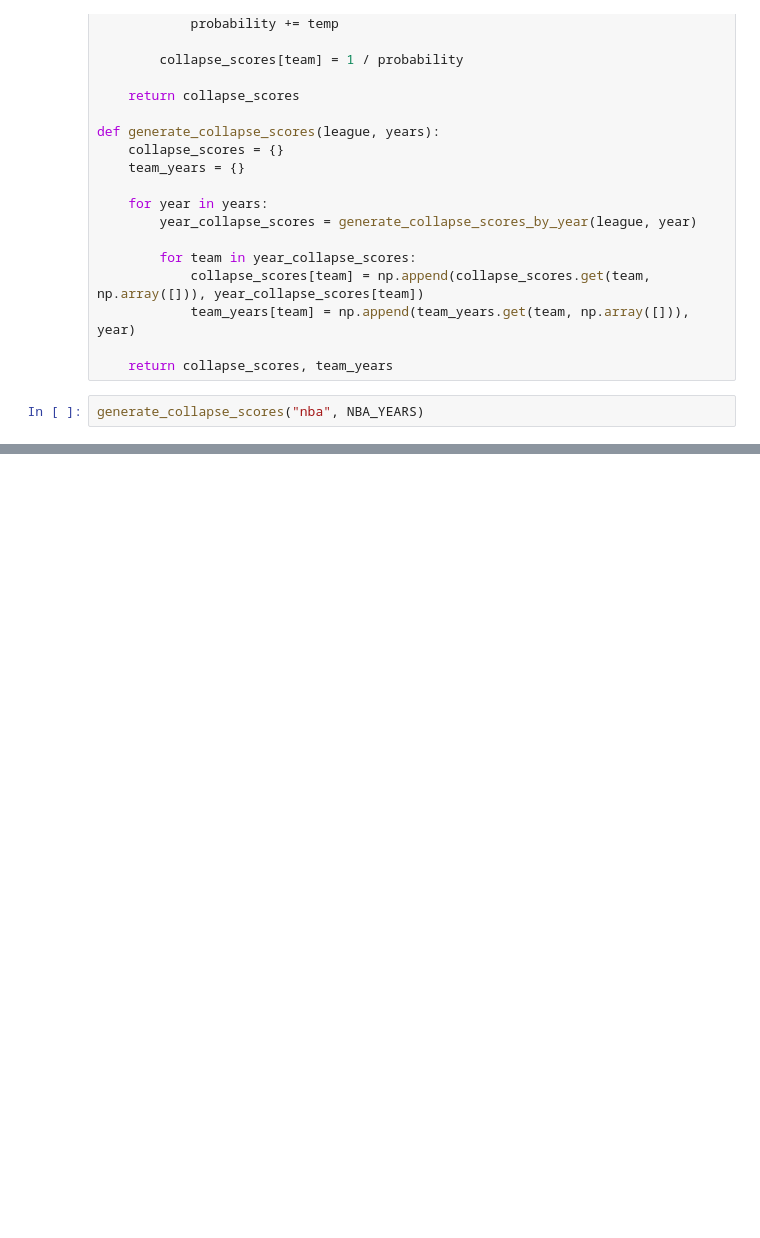
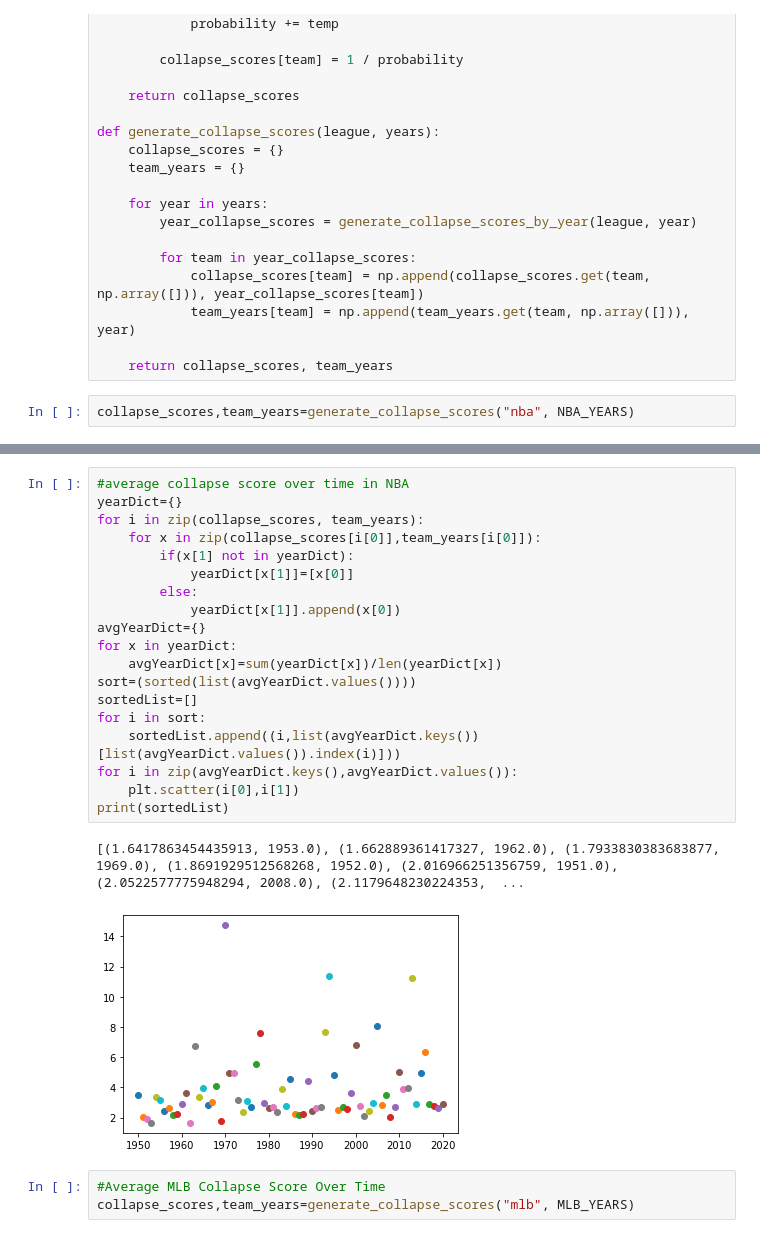
Before and after one commit to arpanlaha/math199-project-2, a Jupyter notebook: collapses.ipynb, the cells around one changed output, grey strips where cells are left out. Drawn from its saved outputs; the diff is of its cells as text; blank space fills up the shorter version.

Commit message:
added analysis for average collapse score over time

```diff
--- a/collapses.ipynb
+++ b/collapses.ipynb
@@ -66,4 +67,4 @@ def generate_collapse_scores(league, years):
 
     return collapse_scores, team_years
 # %%
-generate_collapse_scores("nba", NBA_YEARS)
+collapse_scores,team_years=generate_collapse_scores("nba", NBA_YEARS)
@@ -87,0 +91,25 @@ generate_collapse_scores("nba", NBA_YEARS)
+# %%
+#average collapse score over time in NBA
+yearDict={}
+for i in zip(collapse_scores, team_years):
+    for x in zip(collapse_scores[i[0]],team_years[i[0]]):
+        if(x[1] not in yearDict):
+            yearDict[x[1]]=[x[0]]
+        else:
+            yearDict[x[1]].append(x[0])
+avgYearDict={}
+for x in yearDict:
+    avgYearDict[x]=sum(yearDict[x])/len(yearDict[x])
+sort=(sorted(list(avgYearDict.values())))
+sortedList=[]
+for i in sort:
+    sortedList.append((i,list(avgYearDict.keys())[list(avgYearDict.values()).index(i)]))
+for i in zip(avgYearDict.keys(),avgYearDict.values()):
+    plt.scatter(i[0],i[1])
+print(sortedList)
+# %% [output]
+[(1.6417863454435913, 1953.0), (1.662889361417327, 1962.0), (1.7933830383683877, 1969.0), (1.8691929512568268, 1952.0), (2.016966251356759, 1951.0), (2.0522577775948294, 2008.0), (2.1179648230224353,  ...
+[figure, added]
+# %%
+#Average MLB Collapse Score Over Time
+collapse_scores,team_years=generate_collapse_scores("mlb", MLB_YEARS)
```
Also changed, not shown: parts of 3 cells of this notebook.
